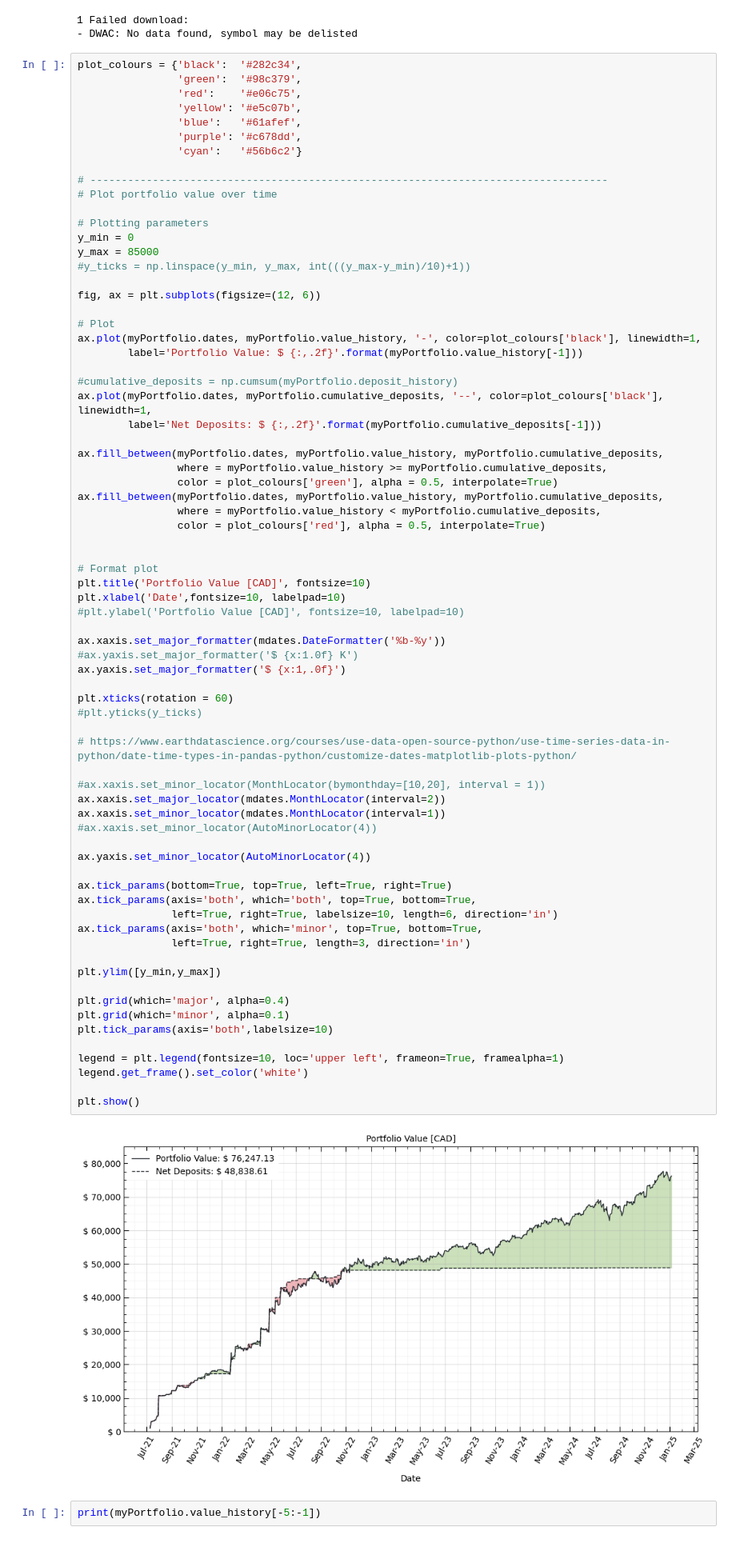
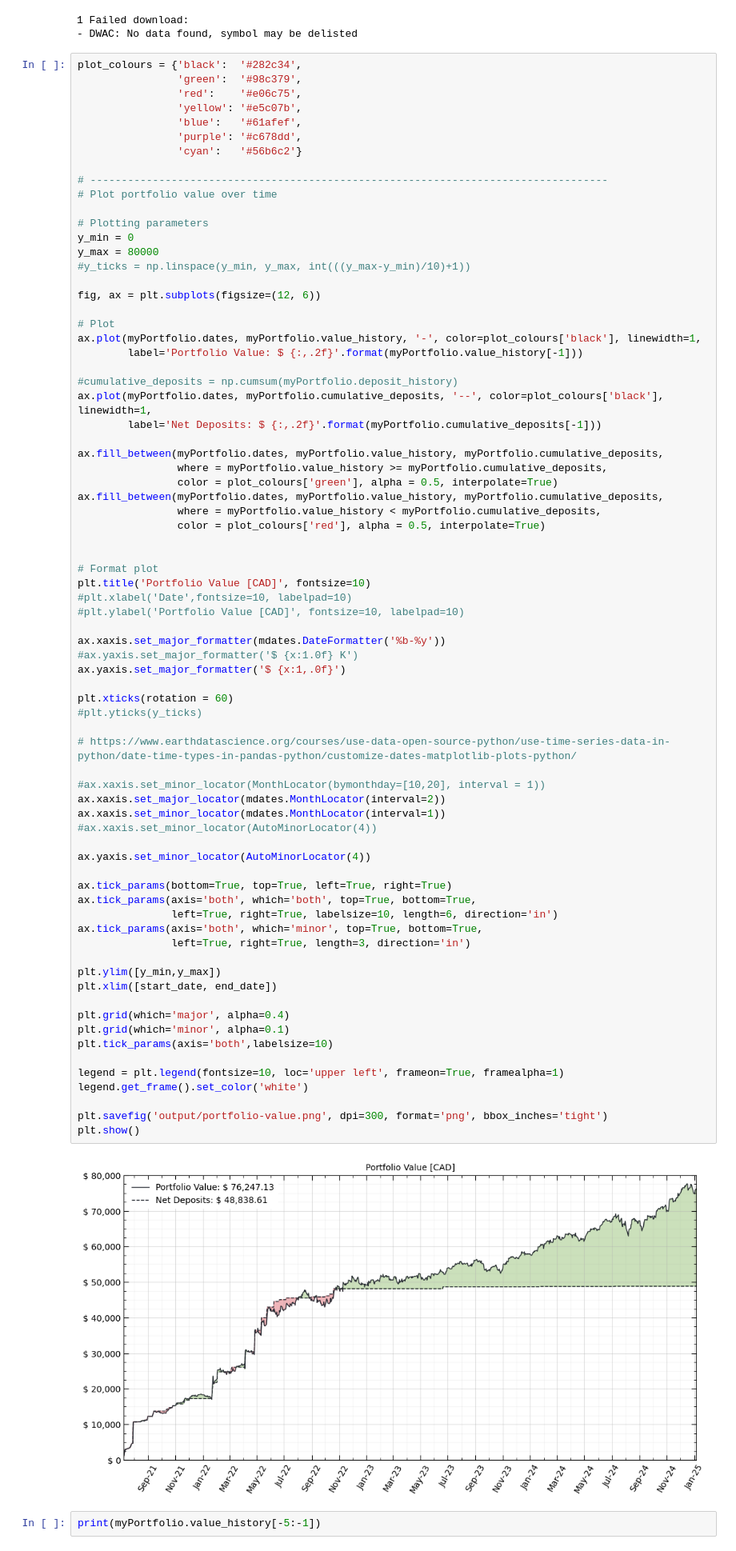
Before and after one commit to JakubStacho/portfolio-tracker, a Jupyter notebook: testNB.ipynb, the cells around one changed output. Shown at 80% size. Saved outputs shown, nothing was run; the diff lists cells and outputs as text.

```diff
--- a/testNB.ipynb
+++ b/testNB.ipynb
@@ -53,7 +53,7 @@ plot_colours = {'black':  '#282c34',
 
 # Plotting parameters
 y_min = 0
-y_max = 85000
+y_max = 80000
 #y_ticks = np.linspace(y_min, y_max, int(((y_max-y_min)/10)+1))
 
 fig, ax = plt.subplots(figsize=(12, 6))
@@ -76,7 +76,7 @@ ax.fill_between(myPortfolio.dates, myPortfolio.value_history, myPortfolio.cumula
 
 # Format plot
 plt.title('Portfolio Value [CAD]', fontsize=10)
-plt.xlabel('Date',fontsize=10, labelpad=10)
+#plt.xlabel('Date',fontsize=10, labelpad=10)
 #plt.ylabel('Portfolio Value [CAD]', fontsize=10, labelpad=10)
 
 ax.xaxis.set_major_formatter(mdates.DateFormatter('%b-%y'))
@@ -85,34 +85,36 @@ ax.yaxis.set_major_formatter('$ {x:1,.0f}')
 
 plt.xticks(rotation = 60)
 #plt.yticks(y_ticks)
 
 # https://www.earthdatascience.org/courses/use-data-open-source-python/use-time-series-data-in-python/date-time-types-in-pandas-python/customize-dates-matplotlib-plots-python/
 
 #ax.xaxis.set_minor_locator(MonthLocator(bymonthday=[10,20], interval = 1))
 ax.xaxis.set_major_locator(mdates.MonthLocator(interval=2))
 ax.xaxis.set_minor_locator(mdates.MonthLocator(interval=1))
 #ax.xaxis.set_minor_locator(AutoMinorLocator(4))
 
 ax.yaxis.set_minor_locator(AutoMinorLocator(4))
 
 ax.tick_params(bottom=True, top=True, left=True, right=True)
 ax.tick_params(axis='both', which='both', top=True, bottom=True,
                left=True, right=True, labelsize=10, length=6, direction='in')
 ax.tick_params(axis='both', which='minor', top=True, bottom=True,
                left=True, right=True, length=3, direction='in')
 
 plt.ylim([y_min,y_max])
+plt.xlim([start_date, end_date])
 
 plt.grid(which='major', alpha=0.4)
 plt.grid(which='minor', alpha=0.1)
 plt.tick_params(axis='both',labelsize=10)
 
 legend = plt.legend(fontsize=10, loc='upper left', frameon=True, framealpha=1)
 legend.get_frame().set_color('white')
 
+plt.savefig('output/portfolio-value.png', dpi=300, format='png', bbox_inches='tight')
 plt.show()
 # %% [output]
-[figure, old version]
+[figure, new version]
 # %%
 print(myPortfolio.value_history[-5:-1])
 # %% [output]
```
Also changed, not shown: parts of 3 cells of this notebook, 3 other files.
